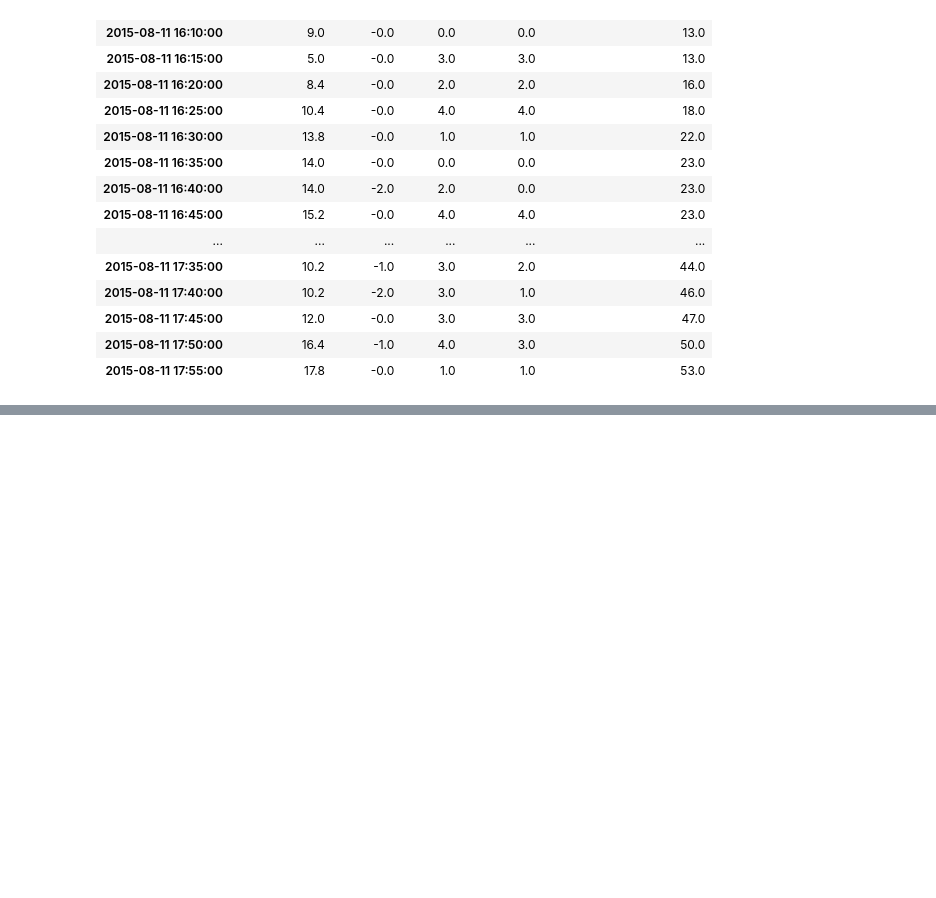
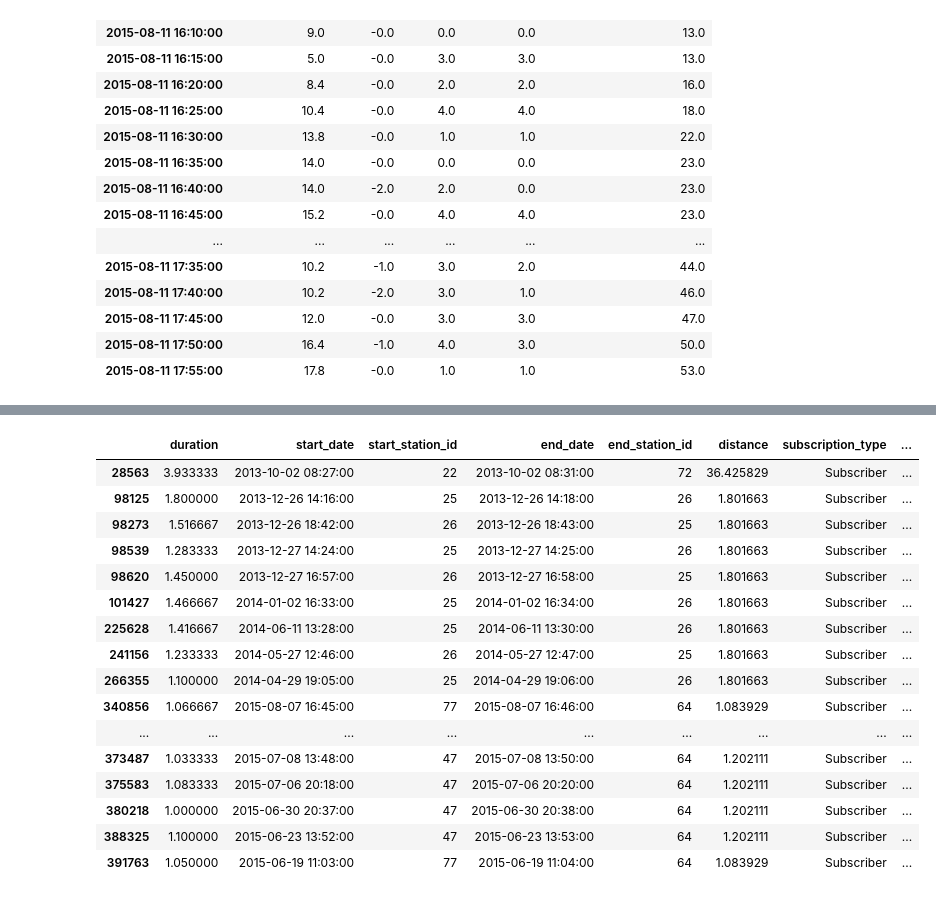
Before and after one commit to LorenzoOttino/Spatio-temporal-data-analysis, a Jupyter notebook: SFbay bike sharing/Preliminary analysis/Exploration_trip.ipynb, the cells around one changed output, grey strips where cells are left out. Cells and saved outputs as stored; diff of their text form; code cells hidden in the pictures; blank space fills up the shorter version.

```diff
--- a/SFbay bike sharing/Preliminary analysis/Exploration_trip.ipynb
+++ b/SFbay bike sharing/Preliminary analysis/Exploration_trip.ipynb
@@ -544,0 +612,20 @@ both_status_df.drop('trips_bikes_available', axis=1).loc['2015-08-11 16':'2015-0
+# %%
+ntrips[ntrips.avg_speed >= 60]
+# %% [output]
+|  | duration | start_date | start_station_id | end_date | end_station_id | distance | subscription_type | ... |
+| 28563 | 3.933333 | 2013-10-02 08:27:00 | 22 | 2013-10-02 08:31:00 | 72 | 36.425829 | Subscriber | ... |
+| 98125 | 1.800000 | 2013-12-26 14:16:00 | 25 | 2013-12-26 14:18:00 | 26 | 1.801663 | Subscriber | ... |
+| 98273 | 1.516667 | 2013-12-26 18:42:00 | 26 | 2013-12-26 18:43:00 | 25 | 1.801663 | Subscriber | ... |
+| 98539 | 1.283333 | 2013-12-27 14:24:00 | 25 | 2013-12-27 14:25:00 | 26 | 1.801663 | Subscriber | ... |
+| 98620 | 1.450000 | 2013-12-27 16:57:00 | 26 | 2013-12-27 16:58:00 | 25 | 1.801663 | Subscriber | ... |
+| 101427 | 1.466667 | 2014-01-02 16:33:00 | 25 | 2014-01-02 16:34:00 | 26 | 1.801663 | Subscriber | ... |
+| 225628 | 1.416667 | 2014-06-11 13:28:00 | 25 | 2014-06-11 13:30:00 | 26 | 1.801663 | Subscriber | ... |
+| 241156 | 1.233333 | 2014-05-27 12:46:00 | 26 | 2014-05-27 12:47:00 | 25 | 1.801663 | Subscriber | ... |
+| 266355 | 1.100000 | 2014-04-29 19:05:00 | 25 | 2014-04-29 19:06:00 | 26 | 1.801663 | Subscriber | ... |
+| 340856 | 1.066667 | 2015-08-07 16:45:00 | 77 | 2015-08-07 16:46:00 | 64 | 1.083929 | Subscriber | ... |
+| ... | ... | ... | ... | ... | ... | ... | ... | ... |
+| 373487 | 1.033333 | 2015-07-08 13:48:00 | 47 | 2015-07-08 13:50:00 | 64 | 1.202111 | Subscriber | ... |
+| 375583 | 1.083333 | 2015-07-06 20:18:00 | 47 | 2015-07-06 20:20:00 | 64 | 1.202111 | Subscriber | ... |
+| 380218 | 1.000000 | 2015-06-30 20:37:00 | 47 | 2015-06-30 20:38:00 | 64 | 1.202111 | Subscriber | ... |
+| 388325 | 1.100000 | 2015-06-23 13:52:00 | 47 | 2015-06-23 13:53:00 | 64 | 1.202111 | Subscriber | ... |
+| 391763 | 1.050000 | 2015-06-19 11:03:00 | 77 | 2015-06-19 11:04:00 | 64 | 1.083929 | Subscriber | ... |
```
Also changed, not shown: parts of 11 cells of this notebook, 5 other files.
